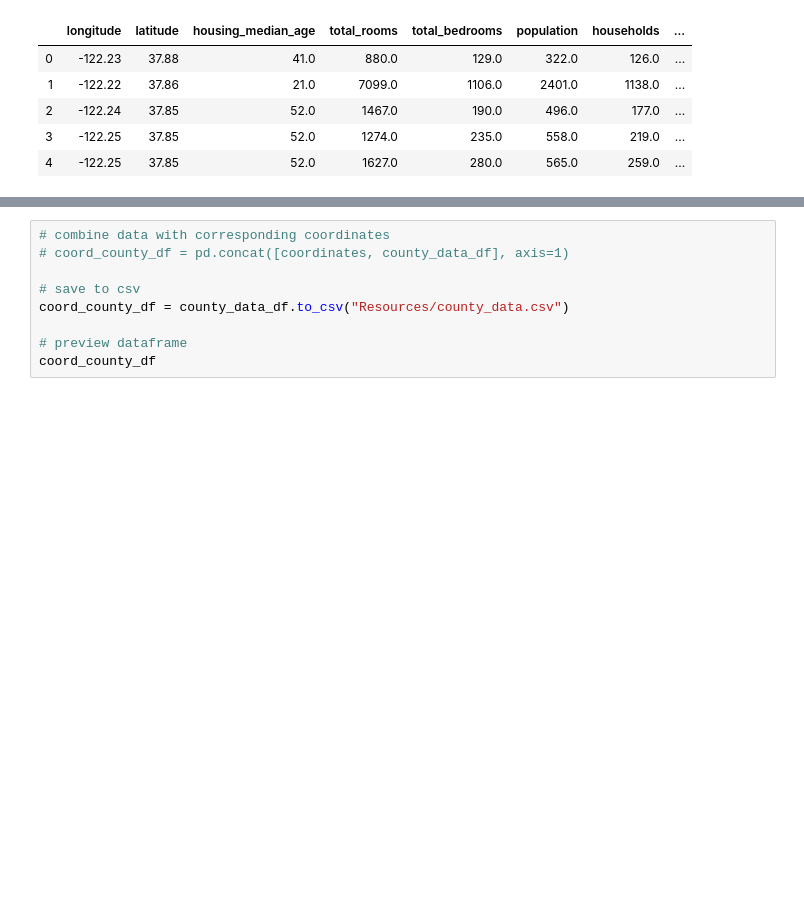
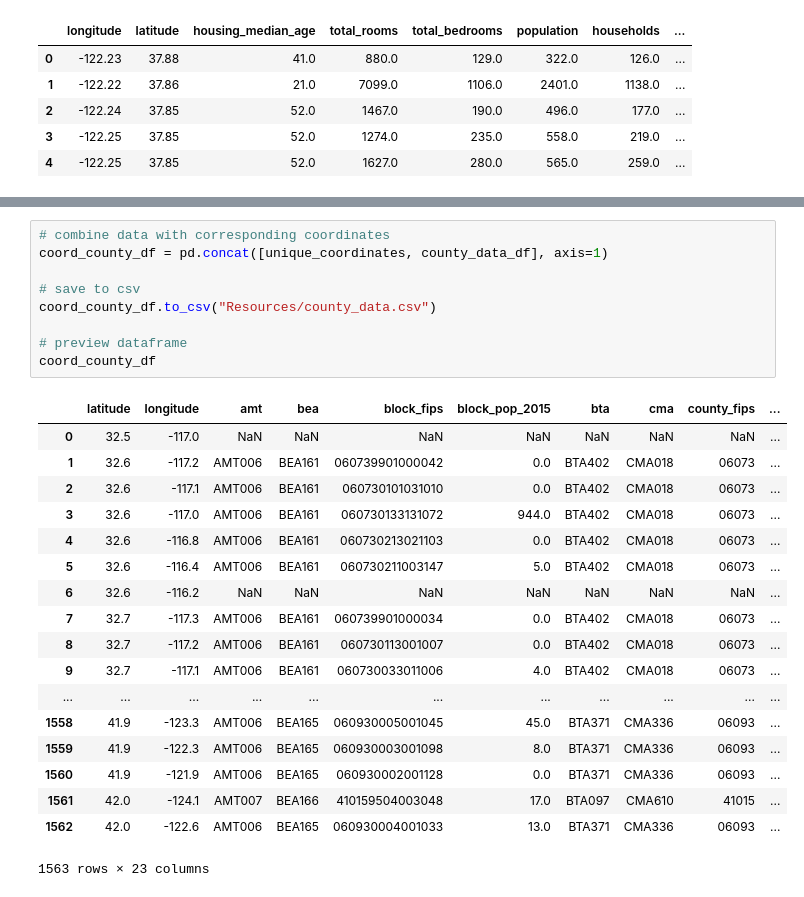
Before and after one commit to phamkdaniel/Cali-Housing-Project, a Jupyter notebook: county_api.ipynb, the cells around one changed output, grey strips where cells are left out. Drawn from its saved outputs; the diff is of its cells as text; blank space fills up the shorter version.

```diff
--- a/county_api.ipynb
+++ b/county_api.ipynb
@@ -96,9 +119,28 @@ county_data_df.head(20)
 # %%
 # combine data with corresponding coordinates
-# coord_county_df = pd.concat([coordinates, county_data_df], axis=1)
+coord_county_df = pd.concat([unique_coordinates, county_data_df], axis=1)
 
 # save to csv
-coord_county_df = county_data_df.to_csv("Resources/county_data.csv")
+coord_county_df.to_csv("Resources/county_data.csv")
 
 # preview dataframe
 coord_county_df
+# %% [output]
+|  | latitude | longitude | amt | bea | block_fips | block_pop_2015 | bta | cma | county_fips | ... |
+| 0 | 32.5 | -117.0 | NaN | NaN | NaN | NaN | NaN | NaN | NaN | ... |
+| 1 | 32.6 | -117.2 | AMT006 | BEA161 | 060739901000042 | 0.0 | BTA402 | CMA018 | 06073 | ... |
+| 2 | 32.6 | -117.1 | AMT006 | BEA161 | 060730101031010 | 0.0 | BTA402 | CMA018 | 06073 | ... |
+| 3 | 32.6 | -117.0 | AMT006 | BEA161 | 060730133131072 | 944.0 | BTA402 | CMA018 | 06073 | ... |
+| 4 | 32.6 | -116.8 | AMT006 | BEA161 | 060730213021103 | 0.0 | BTA402 | CMA018 | 06073 | ... |
+| 5 | 32.6 | -116.4 | AMT006 | BEA161 | 060730211003147 | 5.0 | BTA402 | CMA018 | 06073 | ... |
+| 6 | 32.6 | -116.2 | NaN | NaN | NaN | NaN | NaN | NaN | NaN | ... |
+| 7 | 32.7 | -117.3 | AMT006 | BEA161 | 060739901000034 | 0.0 | BTA402 | CMA018 | 06073 | ... |
+| 8 | 32.7 | -117.2 | AMT006 | BEA161 | 060730113001007 | 0.0 | BTA402 | CMA018 | 06073 | ... |
+| 9 | 32.7 | -117.1 | AMT006 | BEA161 | 060730033011006 | 4.0 | BTA402 | CMA018 | 06073 | ... |
+| ... | ... | ... | ... | ... | ... | ... | ... | ... | ... | ... |
+| 1558 | 41.9 | -123.3 | AMT006 | BEA165 | 060930005001045 | 45.0 | BTA371 | CMA336 | 06093 | ... |
+| 1559 | 41.9 | -122.3 | AMT006 | BEA165 | 060930003001098 | 8.0 | BTA371 | CMA336 | 06093 | ... |
+| 1560 | 41.9 | -121.9 | AMT006 | BEA165 | 060930002001128 | 0.0 | BTA371 | CMA336 | 06093 | ... |
+| 1561 | 42.0 | -124.1 | AMT007 | BEA166 | 410159504003048 | 17.0 | BTA097 | CMA610 | 41015 | ... |
+| 1562 | 42.0 | -122.6 | AMT006 | BEA165 | 060930004001033 | 13.0 | BTA371 | CMA336 | 06093 | ... |
+1563 rows × 23 columns
```
Also changed, not shown: parts of 4 cells of this notebook.
